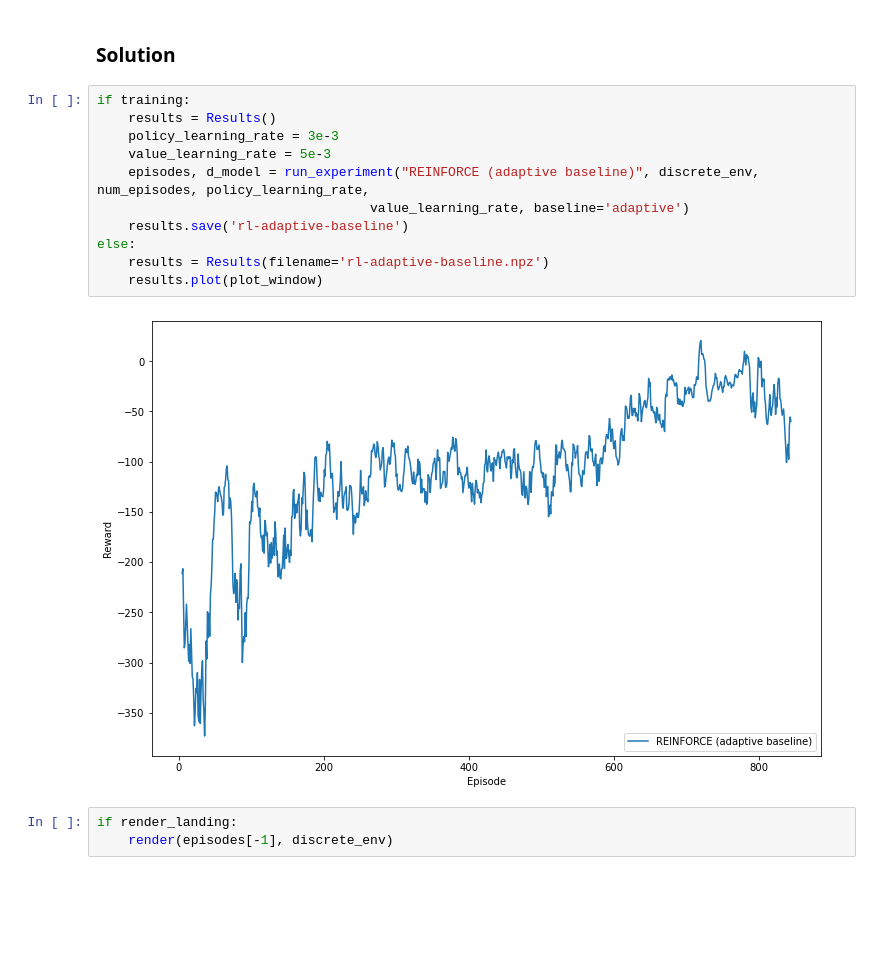
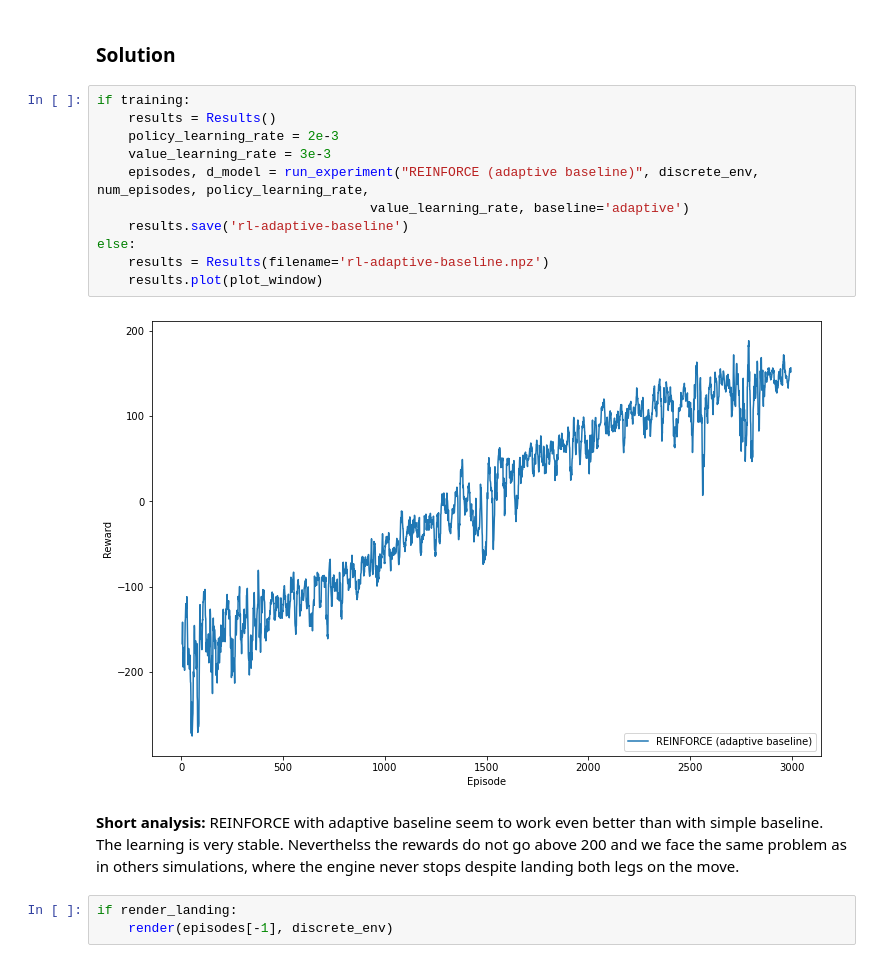
Before and after one commit to sylvainlugeon/rl_project, a Jupyter notebook: miniproject1.ipynb, the cells around one changed output. Cells and saved outputs as stored; diff of their text form; blank space fills up the shorter version.

```diff
--- a/miniproject1.ipynb
+++ b/miniproject1.ipynb
@@ -516,16 +519,18 @@ TECHNICAL NOTE: Some textbooks may refer to this approach as "Actor-Critic", whe
 # %%
 if training:
     results = Results()
-    policy_learning_rate = 3e-3
-    value_learning_rate = 5e-3
+    policy_learning_rate = 2e-3
+    value_learning_rate = 3e-3
     episodes, d_model = run_experiment("REINFORCE (adaptive baseline)", discrete_env, num_episodes, policy_learning_rate,
                                    value_learning_rate, baseline='adaptive')
     results.save('rl-adaptive-baseline')
 else:
     results = Results(filename='rl-adaptive-baseline.npz')
     results.plot(plot_window)
 # %% [output]
-[figure, old version]
+[figure, new version]
+# %% [markdown]
+**Short analysis:** REINFORCE with adaptive baseline seem to work even better than with simple baseline. The learning is very stable. Neverthelss the rewards do not go above 200 and we face the same problem as in others simulations, where the engine never stops despite landing both legs on the move.
 # %%
 if render_landing:
     render(episodes[-1], discrete_env)
```
Also changed, not shown: parts of 7 cells of this notebook, 3 other files.
